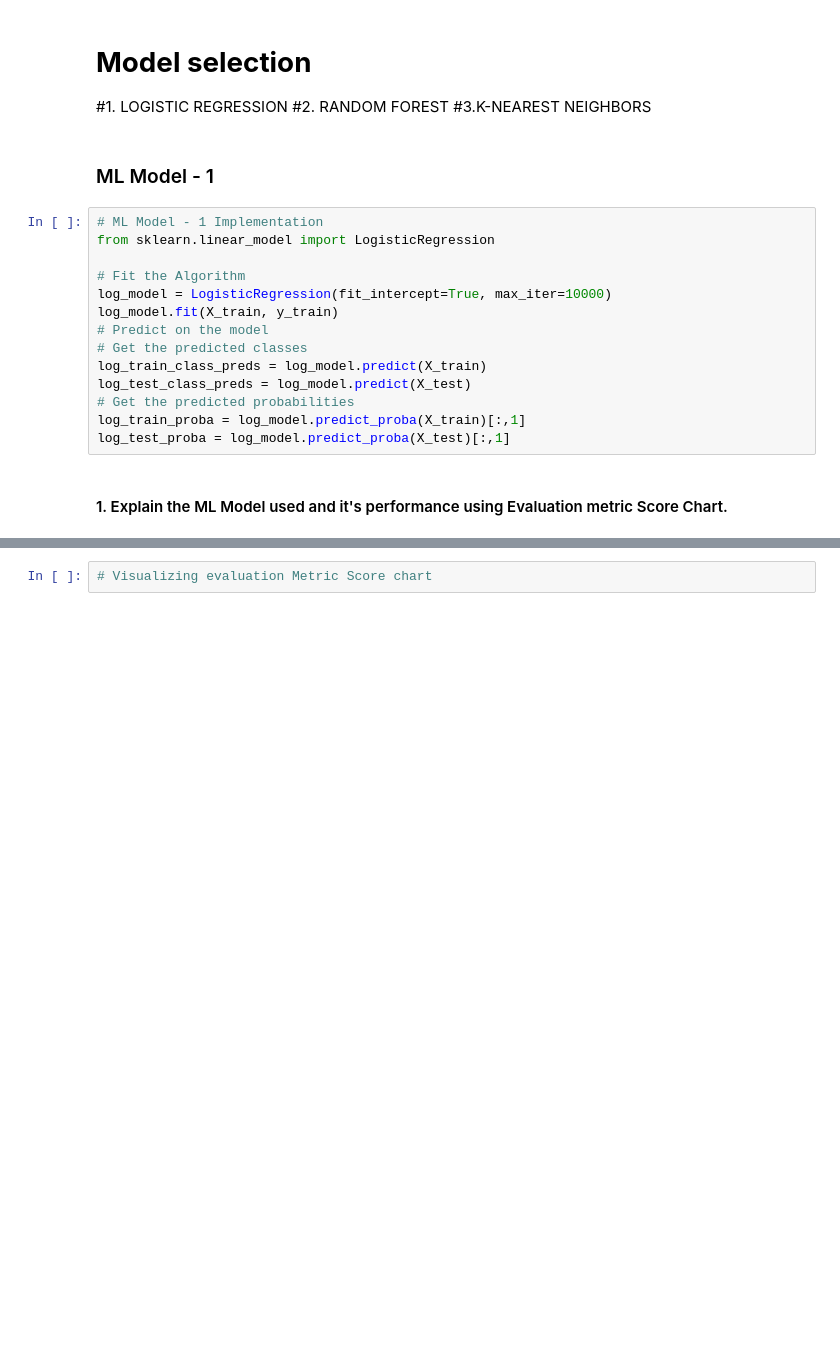
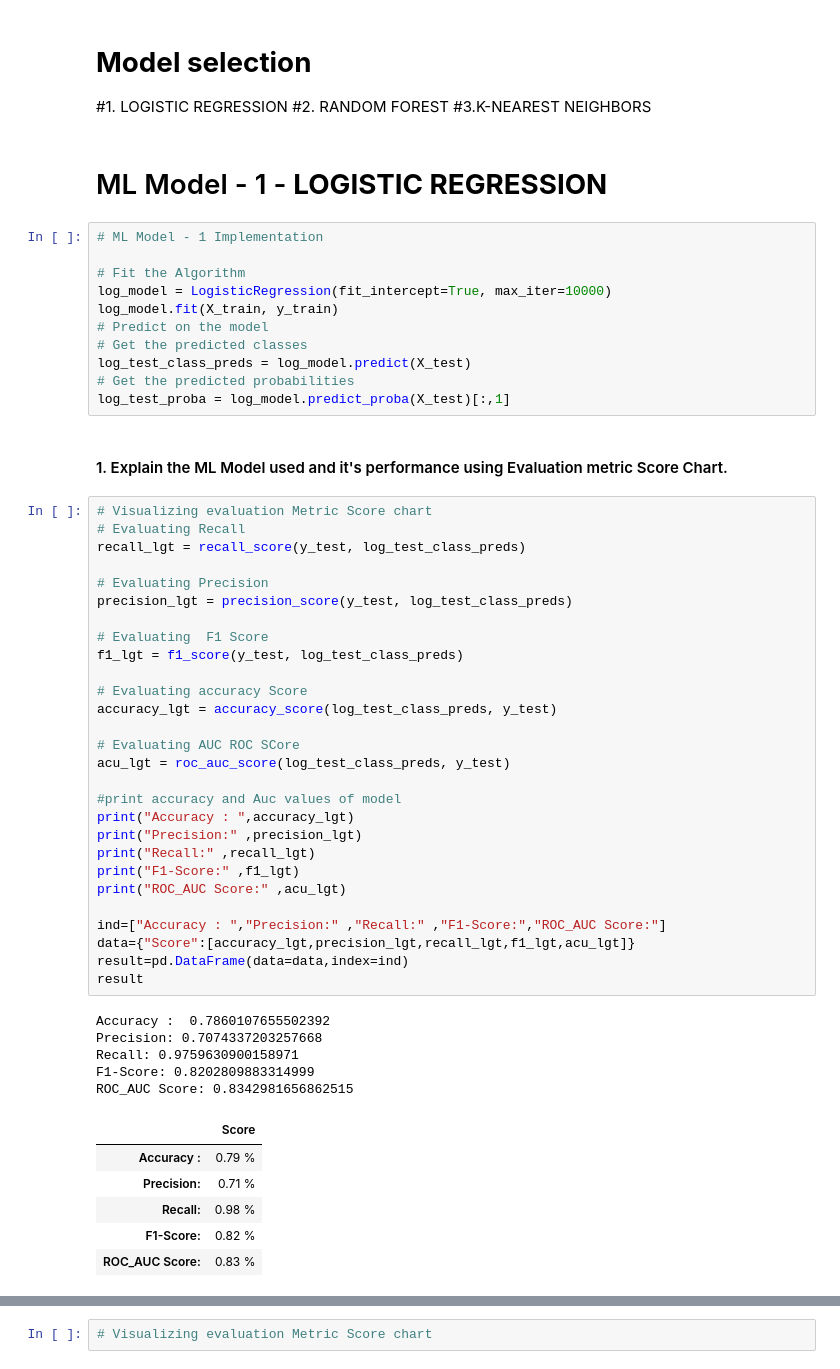
Before and after one commit to Kalpesh-Nandedkar/HEALTH-INSURANCE-CROSS-SELL-PREDICTION, a Jupyter notebook: HEALTH_INSURANCE_CROSS_SELL_PREDICTION.ipynb, the cells around one changed output, grey strips where cells are left out. Drawn from its saved outputs; the diff is of its cells as text; blank space fills up the shorter version.

```diff
--- a/HEALTH_INSURANCE_CROSS_SELL_PREDICTION.ipynb
+++ b/HEALTH_INSURANCE_CROSS_SELL_PREDICTION.ipynb
@@ -1107,20 +1117,57 @@ X_test=scaler.transform(X_test)
 #2. RANDOM FOREST
 #3.K-NEAREST NEIGHBORS
 # %% [markdown]
-### ML Model - 1
+# ML Model - 1 - **LOGISTIC REGRESSION**
 # %%
 # ML Model - 1 Implementation
-from sklearn.linear_model import LogisticRegression
 
 # Fit the Algorithm
 log_model = LogisticRegression(fit_intercept=True, max_iter=10000)
 log_model.fit(X_train, y_train)
 # Predict on the model
 # Get the predicted classes
-log_train_class_preds = log_model.predict(X_train)
 log_test_class_preds = log_model.predict(X_test)
 # Get the predicted probabilities
-log_train_proba = log_model.predict_proba(X_train)[:,1]
 log_test_proba = log_model.predict_proba(X_test)[:,1]
 # %% [markdown]
 #### 1. Explain the ML Model used and it's performance using Evaluation metric Score Chart.
+# %%
+# Visualizing evaluation Metric Score chart
+# Evaluating Recall
+recall_lgt = recall_score(y_test, log_test_class_preds)
+
+# Evaluating Precision
+precision_lgt = precision_score(y_test, log_test_class_preds)
+
+# Evaluating  F1 Score
+f1_lgt = f1_score(y_test, log_test_class_preds)
+
+# Evaluating accuracy Score
+accuracy_lgt = accuracy_score(log_test_class_preds, y_test)
+
+# Evaluating AUC ROC SCore
+acu_lgt = roc_auc_score(log_test_class_preds, y_test)
+
+#print accuracy and Auc values of model
+print("Accuracy : ",accuracy_lgt)
+print("Precision:" ,precision_lgt)
+print("Recall:" ,recall_lgt)
+print("F1-Score:" ,f1_lgt)
+print("ROC_AUC Score:" ,acu_lgt)
+
+ind=["Accuracy : ","Precision:" ,"Recall:" ,"F1-Score:","ROC_AUC Score:"]
+data={"Score":[accuracy_lgt,precision_lgt,recall_lgt,f1_lgt,acu_lgt]}
+result=pd.DataFrame(data=data,index=ind)
+result
+# %% [output]
+Accuracy :  0.7860107655502392
+Precision: 0.7074337203257668
+Recall: 0.9759630900158971
+F1-Score: 0.8202809883314999
+ROC_AUC Score: 0.8342981656862515
+|  | Score |
+| Accuracy : | 0.79 % |
+| Precision: | 0.71 % |
+| Recall: | 0.98 % |
+| F1-Score: | 0.82 % |
+| ROC_AUC Score: | 0.83 % |
```
Also changed, not shown: parts of 33 cells of this notebook.
